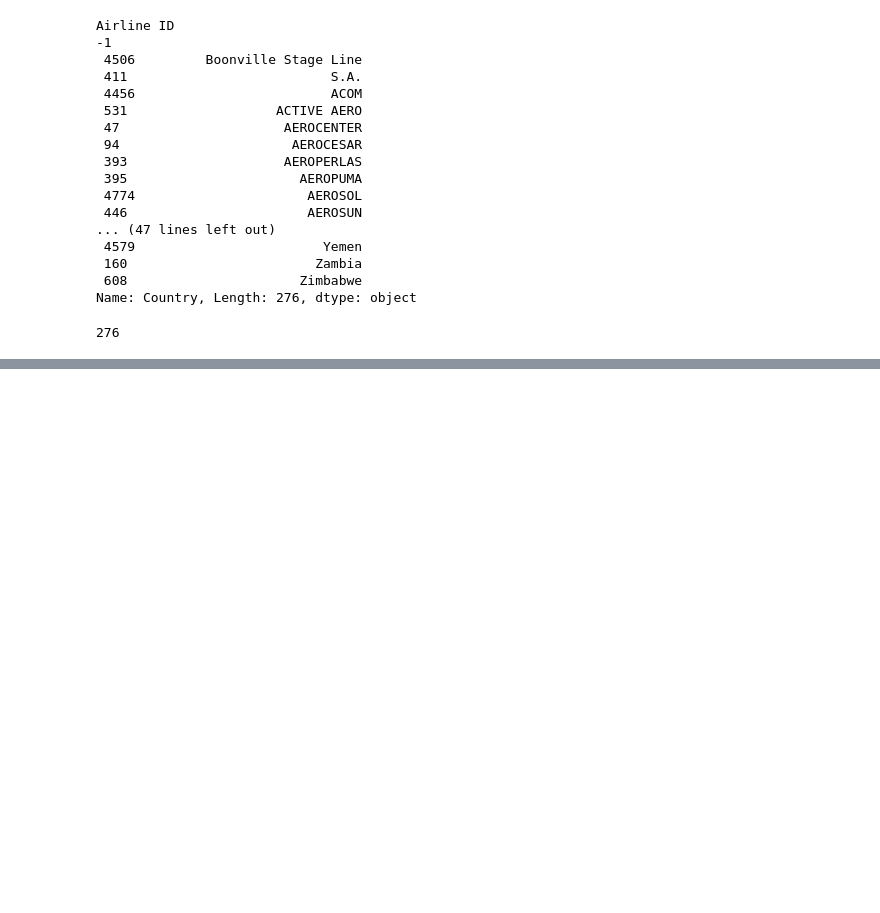
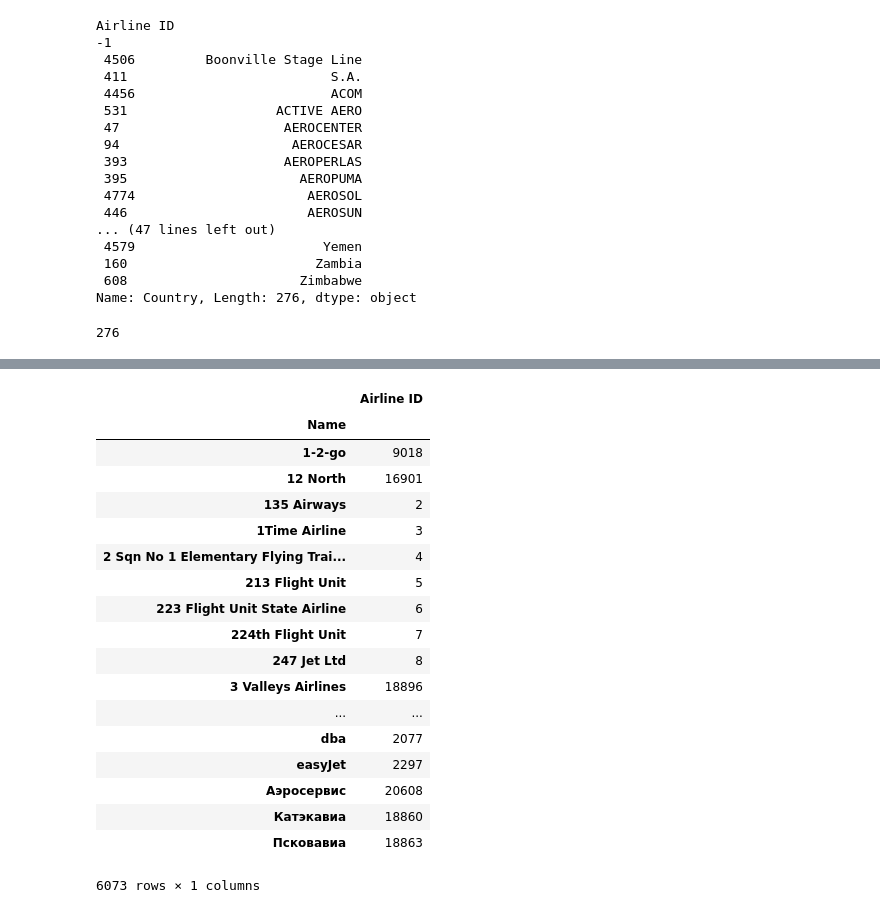
Before and after one commit to ta-data-mex/visualizing-real-world-data-project, a Jupyter notebook: your-code/Visualizing-real-world-data-project.ipynb, the cells around one changed output, grey strips where cells are left out. Saved outputs shown, nothing was run; the diff lists cells and outputs as text; code cells hidden in the pictures; blank space fills up the shorter version.

```diff
--- a/your-code/Visualizing-real-world-data-project.ipynb
+++ b/your-code/Visualizing-real-world-data-project.ipynb
@@ -157,0 +174,25 @@ country_count
+# %%
+a_p = pd.pivot_table(a_data,
+                    index='Name',
+                    aggfunc={'Airline ID':'sum'})
+a_p
+# %% [output]
+|  | Airline ID |
+| Name |  |
+| 1-2-go | 9018 |
+| 12 North | 16901 |
+| 135 Airways | 2 |
+| 1Time Airline | 3 |
+| 2 Sqn No 1 Elementary Flying Trai... | 4 |
+| 213 Flight Unit | 5 |
+| 223 Flight Unit State Airline | 6 |
+| 224th Flight Unit | 7 |
+| 247 Jet Ltd | 8 |
+| 3 Valleys Airlines | 18896 |
+| ... | ... |
+| dba | 2077 |
+| easyJet | 2297 |
+| Аэросервис | 20608 |
+| Катэкавиа | 18860 |
+| Псковавиа | 18863 |
+6073 rows × 1 columns
```
Also changed, not shown: parts of 6 cells of this notebook.
